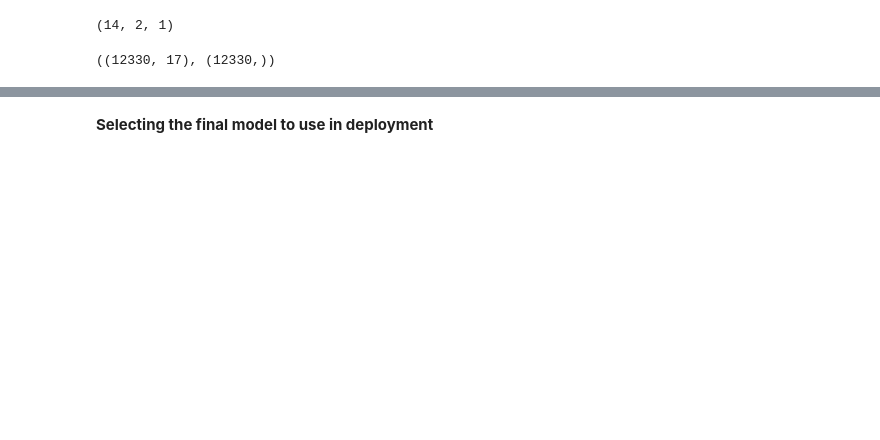
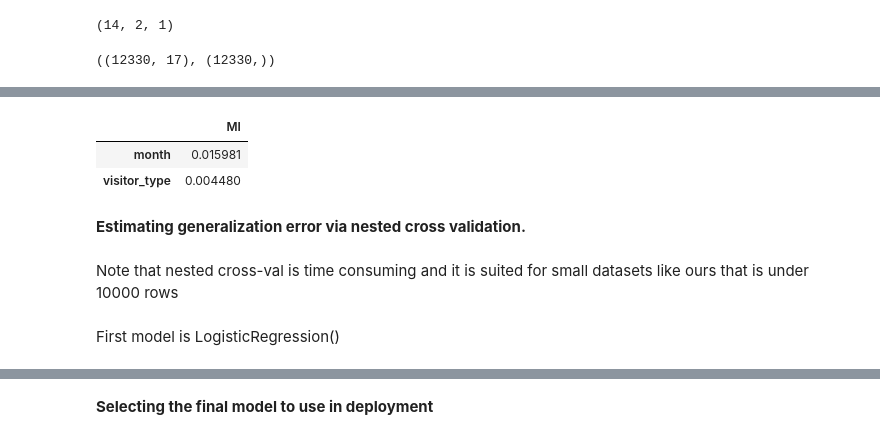
Before and after one commit to lucapug/midterm_shopping_intention, a Jupyter notebook: notebook.ipynb, the cells around one changed output, grey strips where cells are left out. Cells and saved outputs as stored; diff of their text form; code cells hidden in the pictures; blank space fills up the shorter version.

```diff
--- a/notebook.ipynb
+++ b/notebook.ipynb
@@ -222,0 +133,5 @@ CV auc_roc: 0.928 +/- 0.004
+# %%
+#in splitting, adopted stratify = <target column> , because of the unbalanced distribution
+
+df_train, df_test, y_train, y_test = train_test_split(data, target, test_size=0.2, random_state=1,
+                                         stratify = target)
@@ -222,0 +170,19 @@ CV auc_roc: 0.928 +/- 0.004
+# %%
+#calculating mutual information to assess feature importance of categorical features
+
+def calculate_mi(series):
+    return mutual_info_score(series, y_train)
+
+df_mi = df_train[categorical_features].apply(calculate_mi)
+df_mi = df_mi.sort_values(ascending=False).to_frame(name='MI')
+df_mi
+# %% [output]
+|  | MI |
+| month | 0.015981 |
+| visitor_type | 0.004480 |
+# %% [markdown]
+**Estimating generalization error via nested cross validation.**
+# %% [markdown]
+Note that nested cross-val is time consuming and it is suited for small datasets like ours that is under 10000 rows
+# %% [markdown]
+First model is LogisticRegression()
```
Also changed, not shown: parts of 52 cells of this notebook.
